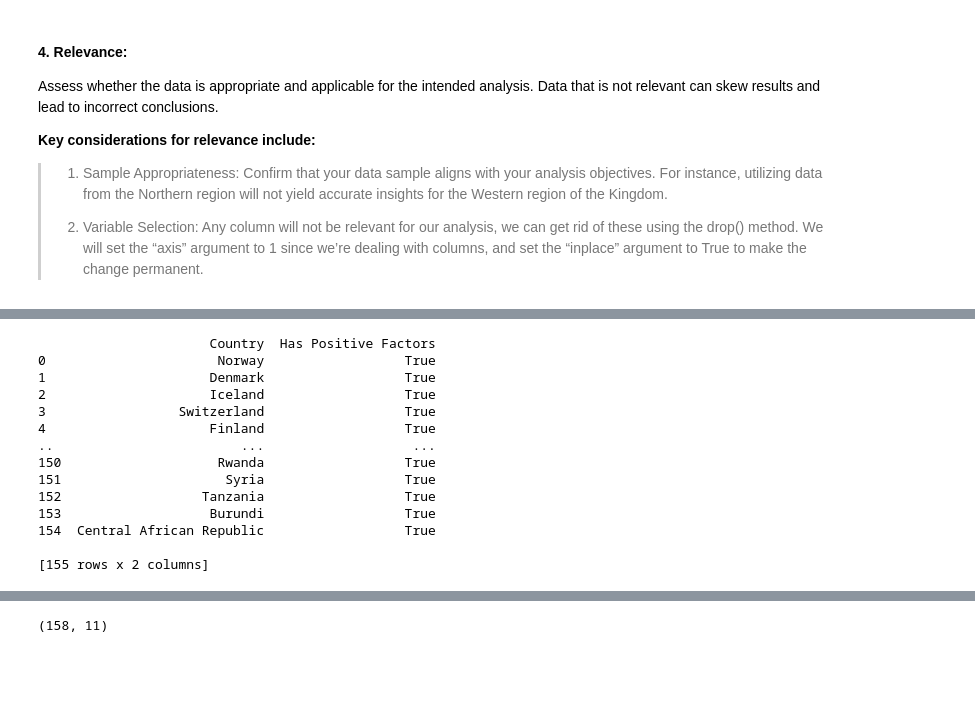
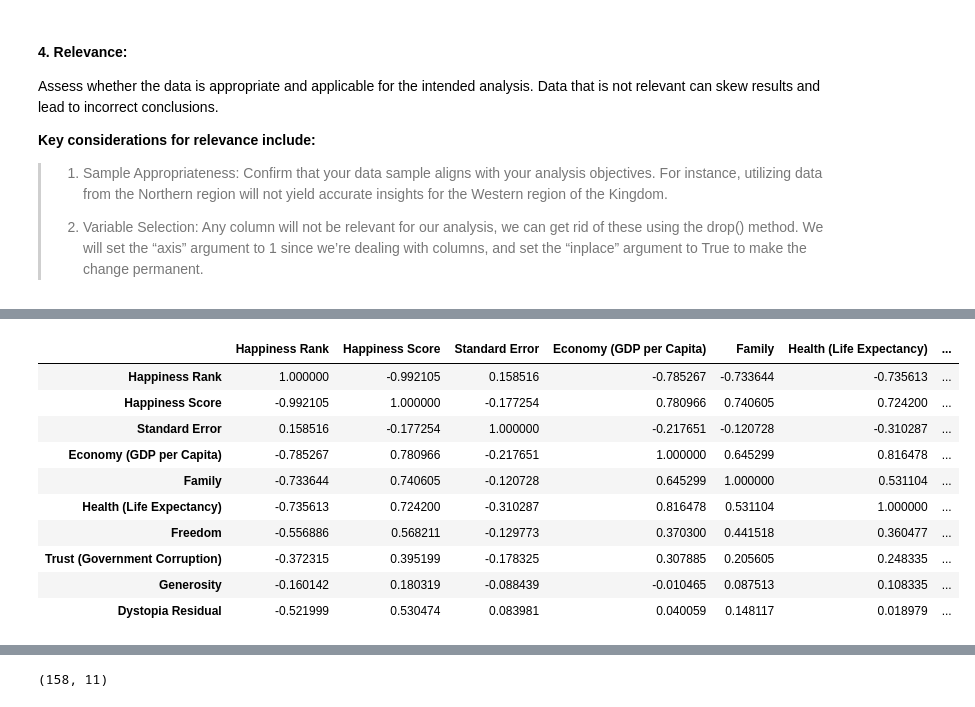
Before and after one commit to Lama18/Usecase-2, a Jupyter notebook: lamaAbeshri_EDA explain template.ipynb, the cells around one changed output, grey strips where cells are left out. Saved outputs shown, nothing was run; the diff lists cells and outputs as text; code cells hidden in the pictures; blank space fills up the shorter version.

```diff
--- a/lamaAbeshri_EDA explain template.ipynb
+++ b/lamaAbeshri_EDA explain template.ipynb
@@ -528,33 +564,17 @@ print(df_2015[['Country', 'Has Positive Factors']])
-# %%
-# for data 2017
-def check_positive_factors(row):
-    positive_factors = [
-        row['Economy..GDP.per.Capita.'],
-        row['Family'],
-        row['Health..Life.Expectancy.'],
-        row['Freedom'],
-        row['Generosity'],
-        row['Trust..Government.Corruption.']
-    ]
-    return any(factor > 0 for factor in positive_factors)
-
-# if have positive factors dont need Dystopia Residual
-df_2017['Has Positive Factors'] = df_2017.apply(check_positive_factors, axis=1)
-print(df_2017[['Country', 'Has Positive Factors']])
-# %% [output]
-                      Country  Has Positive Factors
-0                      Norway                  True
-1                     Denmark                  True
-2                     Iceland                  True
-3                 Switzerland                  True
-4                     Finland                  True
-..                        ...                   ...
-150                    Rwanda                  True
-151                     Syria                  True
-152                  Tanzania                  True
-153                   Burundi                  True
-154  Central African Republic                  True
-
-[155 rows x 2 columns]
+# %%
+correlation_matrix = df_2015.corr()
+correlation_matrix
+# %% [output]
+|  | Happiness Rank | Happiness Score | Standard Error | Economy (GDP per Capita) | Family | Health (Life Expectancy) | ... |
+| Happiness Rank | 1.000000 | -0.992105 | 0.158516 | -0.785267 | -0.733644 | -0.735613 | ... |
+| Happiness Score | -0.992105 | 1.000000 | -0.177254 | 0.780966 | 0.740605 | 0.724200 | ... |
+| Standard Error | 0.158516 | -0.177254 | 1.000000 | -0.217651 | -0.120728 | -0.310287 | ... |
+| Economy (GDP per Capita) | -0.785267 | 0.780966 | -0.217651 | 1.000000 | 0.645299 | 0.816478 | ... |
+| Family | -0.733644 | 0.740605 | -0.120728 | 0.645299 | 1.000000 | 0.531104 | ... |
+| Health (Life Expectancy) | -0.735613 | 0.724200 | -0.310287 | 0.816478 | 0.531104 | 1.000000 | ... |
+| Freedom | -0.556886 | 0.568211 | -0.129773 | 0.370300 | 0.441518 | 0.360477 | ... |
+| Trust (Government Corruption) | -0.372315 | 0.395199 | -0.178325 | 0.307885 | 0.205605 | 0.248335 | ... |
+| Generosity | -0.160142 | 0.180319 | -0.088439 | -0.010465 | 0.087513 | 0.108335 | ... |
+| Dystopia Residual | -0.521999 | 0.530474 | 0.083981 | 0.040059 | 0.148117 | 0.018979 | ... |
 # %%
 #Delete unrelevent columns
```
Also changed, not shown: parts of 43 cells of this notebook, 1 other file.
